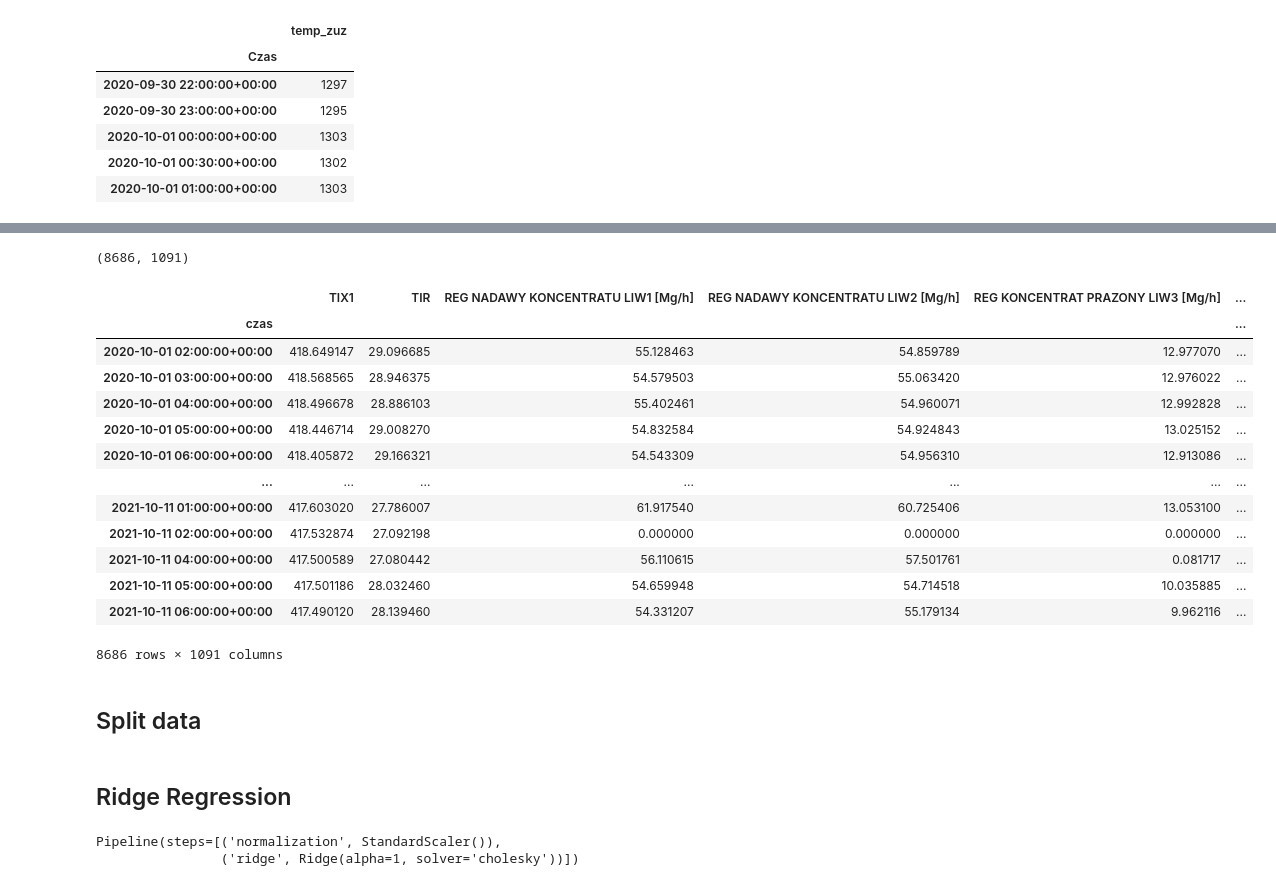
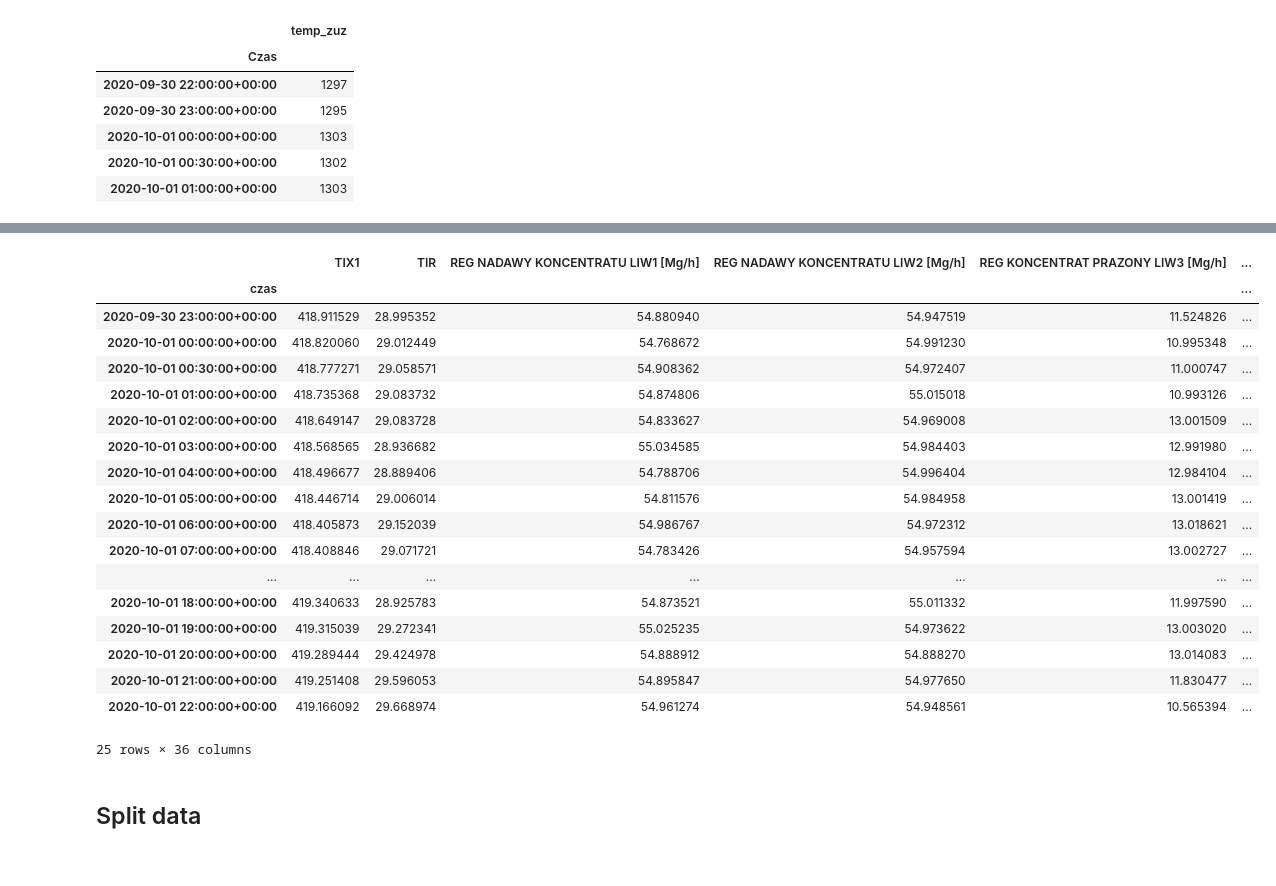
Before and after one commit to falowane-garnki/cuvalley, a Jupyter notebook: linear_regression/LaggedRegression.ipynb, the cells around one changed output, grey strips where cells are left out. Drawn from its saved outputs; the diff is of its cells as text; code cells hidden in the pictures.

```diff
--- a/linear_regression/LaggedRegression.ipynb
+++ b/linear_regression/LaggedRegression.ipynb
@@ -81,8 +82,8 @@ def feature_desc(name):
             return name
 
 
-col_names = list(df.columns.values)
+col_names = list(df_cleared.columns.values)
 
 for col_name in col_names:
-    df = df.rename(columns={col_name: feature_desc(col_name)})
+    df_cleared = df_cleared.rename(columns={col_name: feature_desc(col_name)})
 # %%
@@ -95,9 +96,10 @@ Index(['TIX1', 'TIR', 'REG NADAWY KONCENTRATU LIW1 [Mg/h]',
       dtype='object')
 # %%
 # Aggregating
-AGGREGATE_INTERVAL = 15
+template_df = df_cleared.copy()
+AGGREGATE_INTERVAL = 20
 
-agg_df = aggregate(df, AGGREGATE_INTERVAL)
+agg_df = aggregate(df_cleared, AGGREGATE_INTERVAL)
 agg_df.head(3)
 # %% [output]
 |  | TIX1 | TIR | REG NADAWY KONCENTRATU LIW1 [Mg/h] | REG NADAWY KONCENTRATU LIW2 [Mg/h] | REG KONCENTRAT PRAZONY LIW3 [Mg/h] | ... |
@@ -157,33 +158,33 @@ lagged_df.head(5)
 # %%
 lagged_df = lagged_df.join(temp_zuz['temp_zuz'])
+lagged_df = lagged_df.dropna(axis=0)
 
 # dodanie temperatury żużla
 lagged_df = lagged_df.rename(columns={'temp_zuz': 'TEMP_ZUZ'})
 # %%
 df = lagged_df.copy()
-# %%
-pr_df = df.copy()
-df = df.dropna(axis=0)
-df.shape
-# %% [output]
-(8686, 1091)
 # %%
-df
+df.head(25)
 # %% [output]
 |  | TIX1 | TIR | REG NADAWY KONCENTRATU LIW1 [Mg/h] | REG NADAWY KONCENTRATU LIW2 [Mg/h] | REG KONCENTRAT PRAZONY LIW3 [Mg/h] | ... |
 | czas |  |  |  |  |  | ... |
-| 2020-10-01 02:00:00+00:00 | 418.649147 | 29.096685 | 55.128463 | 54.859789 | 12.977070 | ... |
-| 2020-10-01 03:00:00+00:00 | 418.568565 | 28.946375 | 54.579503 | 55.063420 | 12.976022 | ... |
-| 2020-10-01 04:00:00+00:00 | 418.496678 | 28.886103 | 55.402461 | 54.960071 | 12.992828 | ... |
-| 2020-10-01 05:00:00+00:00 | 418.446714 | 29.008270 | 54.832584 | 54.924843 | 13.025152 | ... |
-| 2020-10-01 06:00:00+00:00 | 418.405872 | 29.166321 | 54.543309 | 54.956310 | 12.913086 | ... |
+| 2020-09-30 23:00:00+00:00 | 418.911529 | 28.995352 | 54.880940 | 54.947519 | 11.524826 | ... |
+| 2020-10-01 00:00:00+00:00 | 418.820060 | 29.012449 | 54.768672 | 54.991230 | 10.995348 | ... |
+| 2020-10-01 00:30:00+00:00 | 418.777271 | 29.058571 | 54.908362 | 54.972407 | 11.000747 | ... |
+| 2020-10-01 01:00:00+00:00 | 418.735368 | 29.083732 | 54.874806 | 55.015018 | 10.993126 | ... |
+| 2020-10-01 02:00:00+00:00 | 418.649147 | 29.083728 | 54.833627 | 54.969008 | 13.001509 | ... |
+| 2020-10-01 03:00:00+00:00 | 418.568565 | 28.936682 | 55.034585 | 54.984403 | 12.991980 | ... |
+| 2020-10-01 04:00:00+00:00 | 418.496677 | 28.889406 | 54.788706 | 54.996404 | 12.984104 | ... |
+| 2020-10-01 05:00:00+00:00 | 418.446714 | 29.006014 | 54.811576 | 54.984958 | 13.001419 | ... |
+| 2020-10-01 06:00:00+00:00 | 418.405873 | 29.152039 | 54.986767 | 54.972312 | 13.018621 | ... |
+| 2020-10-01 07:00:00+00:00 | 418.408846 | 29.071721 | 54.783426 | 54.957594 | 13.002727 | ... |
 | ... | ... | ... | ... | ... | ... | ... |
-| 2021-10-11 01:00:00+00:00 | 417.603020 | 27.786007 | 61.917540 | 60.725406 | 13.053100 | ... |
-| 2021-10-11 02:00:00+00:00 | 417.532874 | 27.092198 | 0.000000 | 0.000000 | 0.000000 | ... |
-| 2021-10-11 04:00:00+00:00 | 417.500589 | 27.080442 | 56.110615 | 57.501761 | 0.081717 | ... |
-| 2021-10-11 05:00:00+00:00 | 417.501186 | 28.032460 | 54.659948 | 54.714518 | 10.035885 | ... |
-| 2021-10-11 06:00:00+00:00 | 417.490120 | 28.139460 | 54.331207 | 55.179134 | 9.962116 | ... |
+| 2020-10-01 18:00:00+00:00 | 419.340633 | 28.925783 | 54.873521 | 55.011332 | 11.997590 | ... |
+| 2020-10-01 19:00:00+00:00 | 419.315039 | 29.272341 | 55.025235 | 54.973622 | 13.003020 | ... |
+| 2020-10-01 20:00:00+00:00 | 419.289444 | 29.424978 | 54.888912 | 54.888270 | 13.014083 | ... |
+| 2020-10-01 21:00:00+00:00 | 419.251408 | 29.596053 | 54.895847 | 54.977650 | 11.830477 | ... |
+| 2020-10-01 22:00:00+00:00 | 419.166092 | 29.668974 | 54.961274 | 54.948561 | 10.565394 | ... |
-8686 rows × 1091 columns
+25 rows × 36 columns
 # %% [markdown]
 ## Split data
 # %%
@@ -191,12 +192,3 @@ train, val, test = split(df)
 # %%
 X_train, X_val, X_test = train.drop(["TEMP_ZUZ"], axis=1), val.drop(["TEMP_ZUZ"], axis=1), test.drop(["TEMP_ZUZ"], axis=1)
 y_train, y_val, y_test = train["TEMP_ZUZ"], val["TEMP_ZUZ"], test["TEMP_ZUZ"]
-# %% [markdown]
-## Ridge Regression
-# %%
-ridge_model = Pipeline([('normalization', preprocessing.StandardScaler()),
-                        ('ridge', linear_model.Ridge(alpha=1, solver='cholesky'))])
-ridge_model.fit(X_train, y_train)
-# %% [output]
-Pipeline(steps=[('normalization', StandardScaler()),
-                ('ridge', Ridge(alpha=1, solver='cholesky'))])
```
Also changed, not shown: parts of 62 cells of this notebook.
